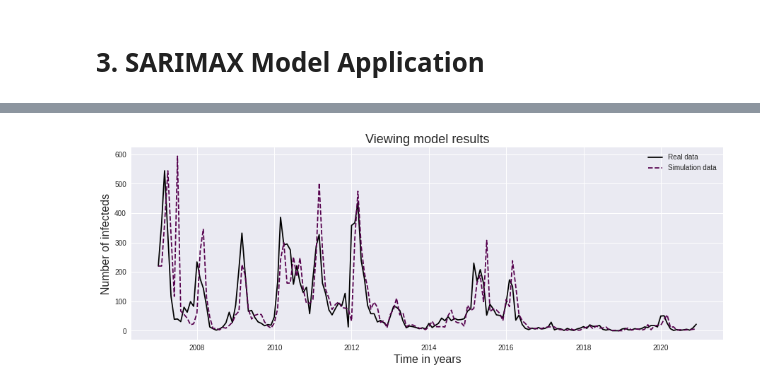
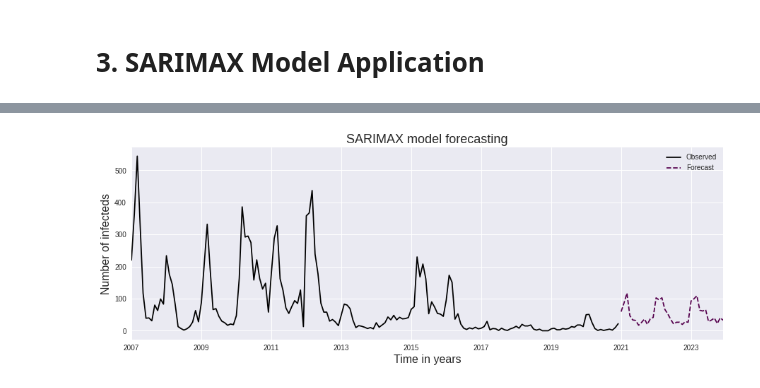
Before and after one commit to lucas-aranha/time-series-analysis-for-the-study-of-dengue-in-belem, a Jupyter notebook: notebooks/proj1_den_belem.ipynb, the cells around one changed output, grey strips where cells are left out. Drawn from its saved outputs; the diff is of its cells as text; code cells hidden in the pictures.

```diff
--- a/notebooks/proj1_den_belem.ipynb
+++ b/notebooks/proj1_den_belem.ipynb
@@ -275,0 +347,3 @@ acf_pacf(dengue_log, 36, title, '#55004D')
+# %%
+exo = df.loc[:, ['x_1', 'x_2', 'x_3']]
+display(exo)
@@ -278,8 +369,13 @@ acf_pacf(dengue_log, 36, title, '#55004D')
 # %%
-from statsmodels.tsa.statespace.sarimax import SARIMAX
+def ts_model(timeseries, exog, freq, order, seasonal_order):
 
-model = SARIMAX(dengue_log, freq='MS', order=(1, 1, 1), seasonal_order=(1, 1, 1, 6)).fit()
-model_pred = model.predict()
+  from statsmodels.tsa.statespace.sarimax import SARIMAX
 
-pred = np.exp(model_pred) - 1
-pred[0] = data_set.dengue_cases[0]
+  model = SARIMAX(timeseries, exog=exog, freq=freq,
+                  order=order, seasonal_order=seasonal_order).fit()
+
+  model_pred = model.predict()
+
+  pred = np.exp(model_pred) - 1
+
+  return model
@@ -285,0 +419,5 @@ pred[0] = data_set.dengue_cases[0]
+# %%
+order = (0, 1, 0)
+seasonal_order = (0, 1, 1, 12)
+
+model = ts_model(df.dengue_log, exo, 'MS', order, seasonal_order)
@@ -295,0 +476,4 @@ R_squared: 0.42531849032193725
+# %%
+pred_uc = model.get_forecast(steps=36, exog=exo[126:])
+pred_uc_ci = pred_uc.conf_int()
+fcast_uc = np.exp(pred_uc.predicted_mean) - 1
@@ -296,13 +494,11 @@ R_squared: 0.42531849032193725
 # %%
-fig8, ax = plt.subplots(figsize=(15, 5))
-ax.plot(data_set.index, data_set.dengue_cases, color='black', label='Real data')
-ax.plot(data_set.index, pred, color='#55004D', linestyle='--', label='Simulation data')
+ax = data_set.dengue_cases.plot(label='Observed', color='k', figsize=(15, 5))
+fcast_uc.plot(ax=ax, label='Forecast', color='#55004D', linestyle='--')
 
-ax.set_title('Viewing model results', size=18)
+ax.set_title('SARIMAX model forecasting', size=18)
 ax.set_xlabel('Time in years', size=16)
 ax.set_ylabel('Number of infecteds', size=16)
-ax.legend()
-
+plt.legend()
 plt.show()
 # %% [output]
-[figure, old version]
+[figure, new version]
```
Also changed, not shown: parts of 28 cells of this notebook.
